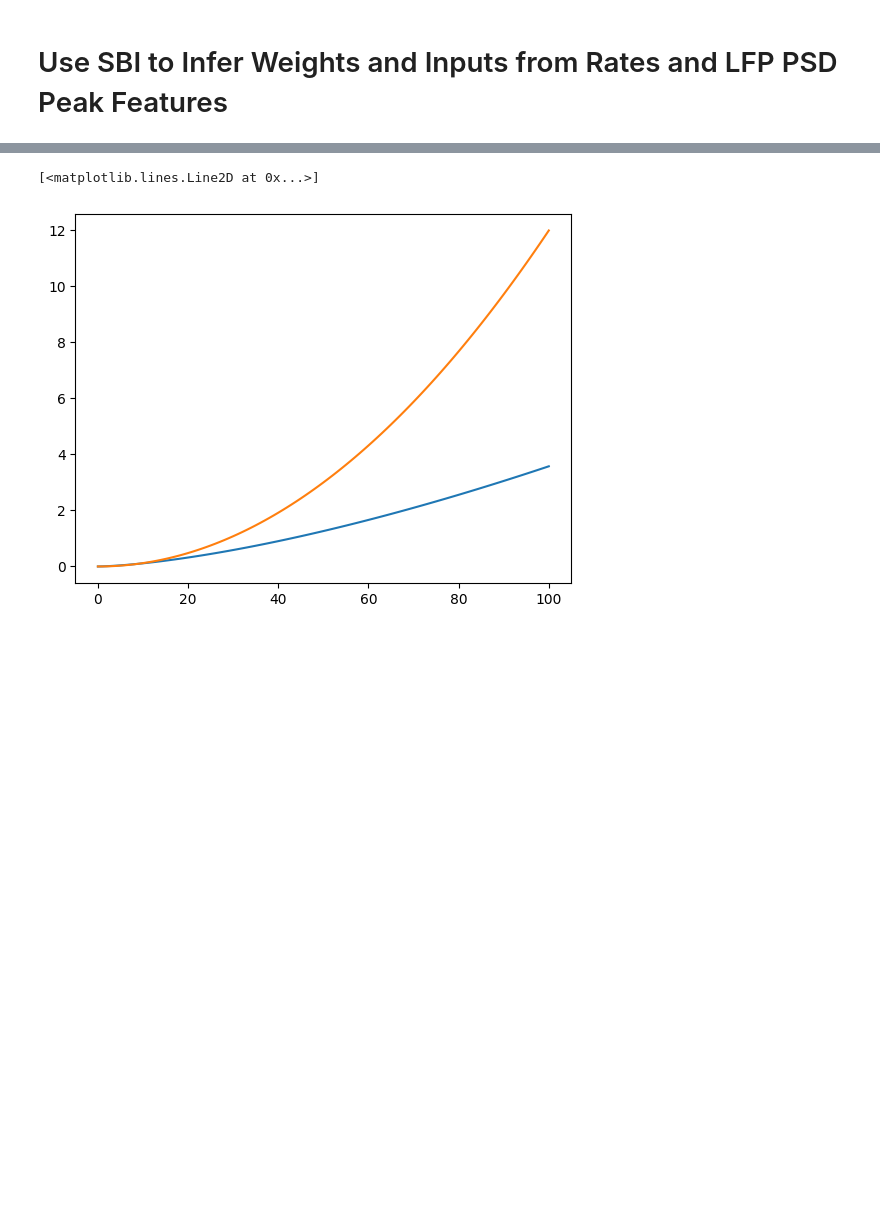
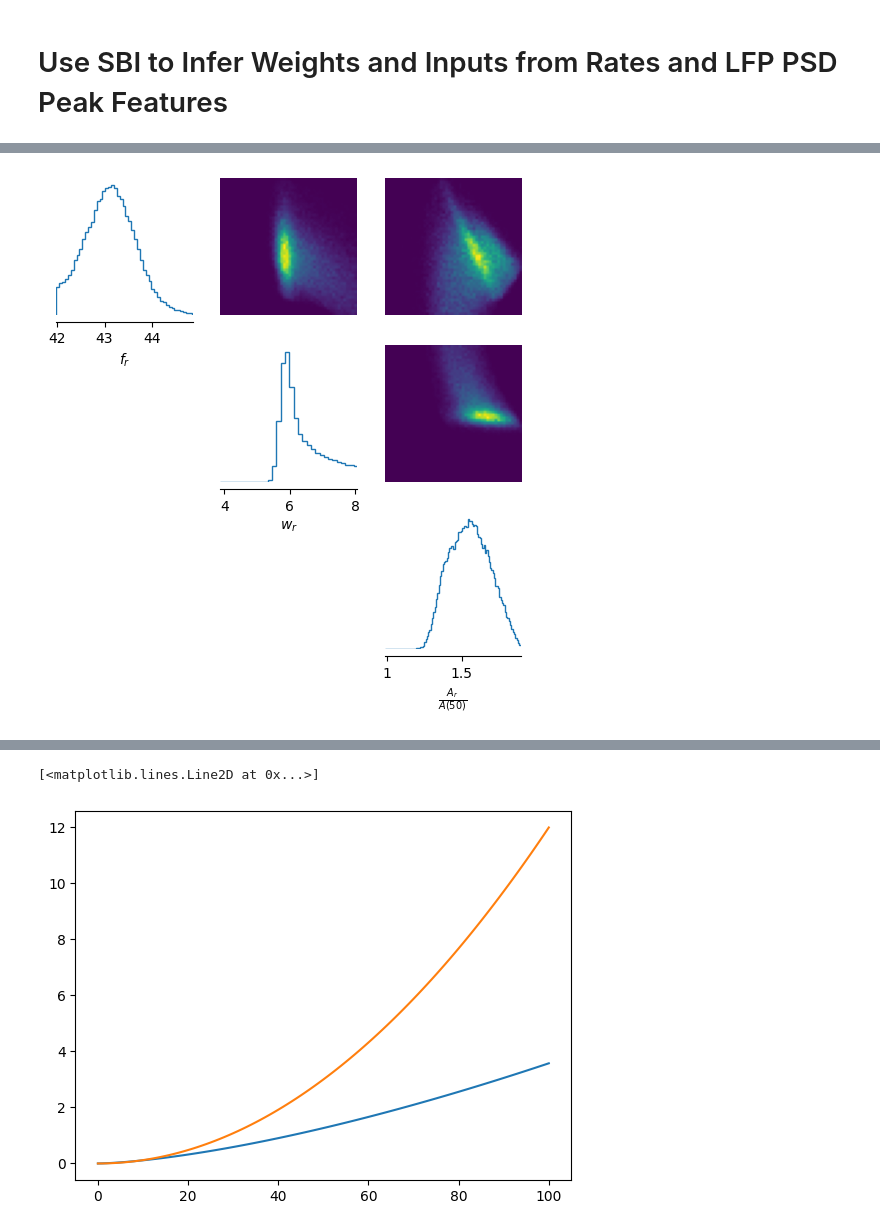
Before and after one commit to AddingAddict/MD_SOM_Gamma, a Jupyter notebook: notebooks/quast_data_fits.ipynb, the cells around one changed output, grey strips where cells are left out. Saved outputs shown, nothing was run; the diff lists cells and outputs as text; code cells hidden in the pictures; blank space fills up the shorter version.

```diff
--- a/notebooks/quast_data_fits.ipynb
+++ b/notebooks/quast_data_fits.ipynb
@@ -511,0 +780,10 @@ def calc_lfp_params(W,r,k,n,t,c):
+# %%
+_ = pairplot(simulator(no_samps),
+             limits=[[no_fr.n-no_fr.s, no_fr.n+no_fr.s],
+                     [no_wr.n-no_wr.s, no_wr.n+no_wr.s],
+                     [no_Ar50.n-no_Ar50.s, no_Ar50.n+no_Ar50.s]],
+             figsize=(6, 6),
+             labels=[r"$f_r$", r"$w_r$", r"$\frac{A_r}{A(50)}$"],
+             diag_kwargs={'bins': 100})
+# %% [output]
+[figure, added]
```
Also changed, not shown: parts of 36 cells of this notebook, 3 other files.
